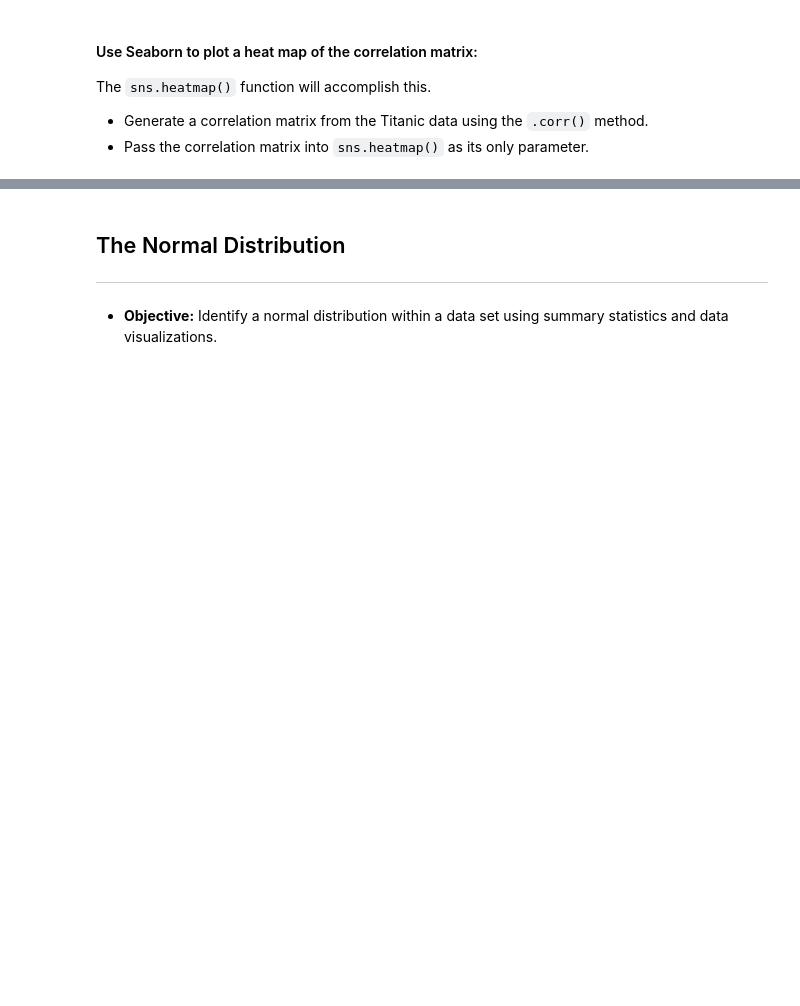
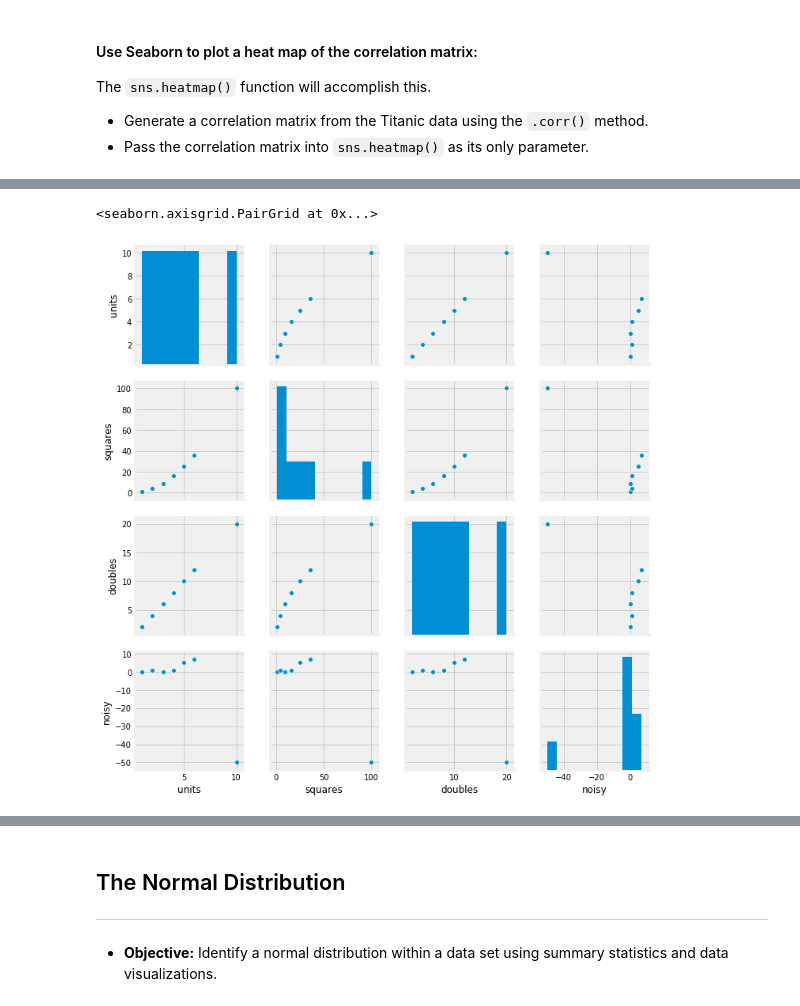
Before and after one commit to amittksingh-me/DAT-course-materials, a Jupyter notebook: lessons/required/statistics-refresher/Statistics-Review-part-1.ipynb, the cells around one changed output, grey strips where cells are left out. Drawn from its saved outputs; the diff is of its cells as text; code cells hidden in the pictures; blank space fills up the shorter version.

```diff
--- a/lessons/required/statistics-refresher/Statistics-Review-part-1.ipynb
+++ b/lessons/required/statistics-refresher/Statistics-Review-part-1.ipynb
@@ -713,0 +861,8 @@ The `sns.heatmap()` function will accomplish this.
+# %%
+df = pd.DataFrame({
+    'units': pd.Series([1,2,3,4,5,6,10]),
+    'squares': pd.Series([1,4,9,16,25,36,100]),
+    'doubles': pd.Series([2,4,6,8,10,12,20]),
+    'noisy': pd.Series([0,1,0,1,5,7,-50])
+})
+df.corr()
@@ -713,0 +908,5 @@ The `sns.heatmap()` function will accomplish this.
+# %%
+sns.pairplot(df)
+# %% [output]
+<seaborn.axisgrid.PairGrid at 0x...>
+[figure, added]
```
Also changed, not shown: parts of 55 cells of this notebook, 8 other files.
